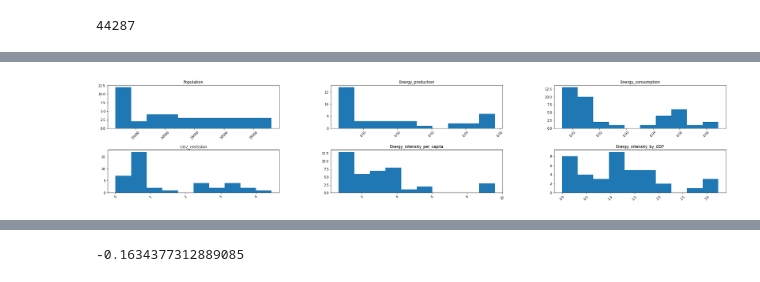
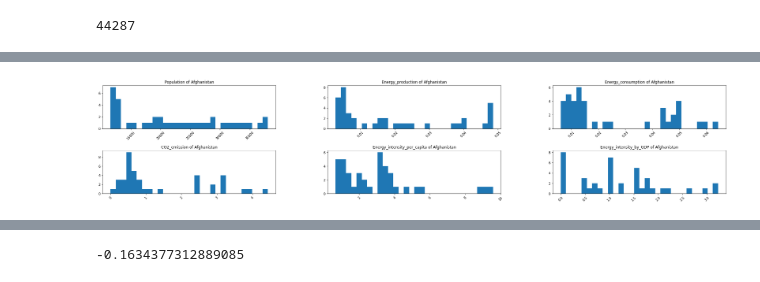
Before and after one commit to fersaol/co2_Exploratory_Data_Analysis, a Jupyter notebook: src/notebooks/c02.ipynb, the cells around one changed output, grey strips where cells are left out. Cells and saved outputs as stored; diff of their text form; code cells hidden in the pictures.

```diff
--- a/src/notebooks/c02.ipynb
+++ b/src/notebooks/c02.ipynb
@@ -534,7 +543,7 @@ fig.subplots_adjust(hspace=0.5, wspace=0.3)
 for i in range(len(columnas)):
     pos = columnas[i]
     ax = fig.add_subplot(3,3,i+1)
-    plt.hist(df[pos])
+    plt.hist(df[pos],bins=150)
     plt.title(pos)
     plt.xticks(rotation=45)
 # %% [output]
@@ -542,5 +551,5 @@ for i in range(len(columnas)):
 # %%
-# Vemos el acumulado:
+# we see the accumulated:
 columnas = df.columns[1:]
 
 fig = plt.figure(figsize=(35,10))
@@ -549,7 +558,7 @@ fig.subplots_adjust(hspace=0.5, wspace=0.3)
 for i in range(len(columnas)):
     pos = columnas[i]
     ax = fig.add_subplot(3,3,i+1)
-    plt.hist(df[pos],cumulative=True)
+    plt.hist(df[pos],cumulative=True,bins=150)
     plt.title(pos)
     plt.xticks(rotation=45)
 # %% [output]
@@ -574,7 +583,7 @@ fig.subplots_adjust(hspace=0.5, wspace=0.3)
 for i in range(len(columnas)):
     pos = columnas[i]
     ax = fig.add_subplot(3,3,i+1)
-    plt.hist(df_noworld[pos])
+    plt.hist(df_noworld[pos],bins=150)
     plt.title(pos)
     plt.xticks(rotation=45)
 # %% [output]
@@ -603,7 +612,7 @@ fig.subplots_adjust(hspace=0.5, wspace=0.3)
 for i in range(len(columnas)):
     pos = columnas[i]
     ax = fig.add_subplot(3,3,i+1)
-    plt.hist(albania[pos])
-    plt.title(pos)
+    plt.hist(albania[pos],bins=30)
+    plt.title(f"{pos} of Albania")
     plt.xticks(rotation=45)
 # %% [output]
@@ -611,16 +620,16 @@ for i in range(len(columnas)):
 # %%
-# Miramos Afganisthan:
+# We look at Afghanistan:
 afganistan = df_noworld_yc.loc["Afghanistan"]
 columnas = afganistan.columns[1:]
 
 fig = plt.figure(figsize=(35,10))
 fig.subplots_adjust(hspace=0.5, wspace=0.3)
 
 for i in range(len(columnas)):
     pos = columnas[i]
     ax = fig.add_subplot(3,3,i+1)
-    plt.hist(afganistan[pos])
-    plt.title(pos)
+    plt.hist(afganistan[pos],bins=30)
+    plt.title(f"{pos} of Afghanistan")
     plt.xticks(rotation=45)
 # %% [output]
-[figure, old version]
+[figure, new version]
```
Also changed, not shown: parts of 137 cells of this notebook.
